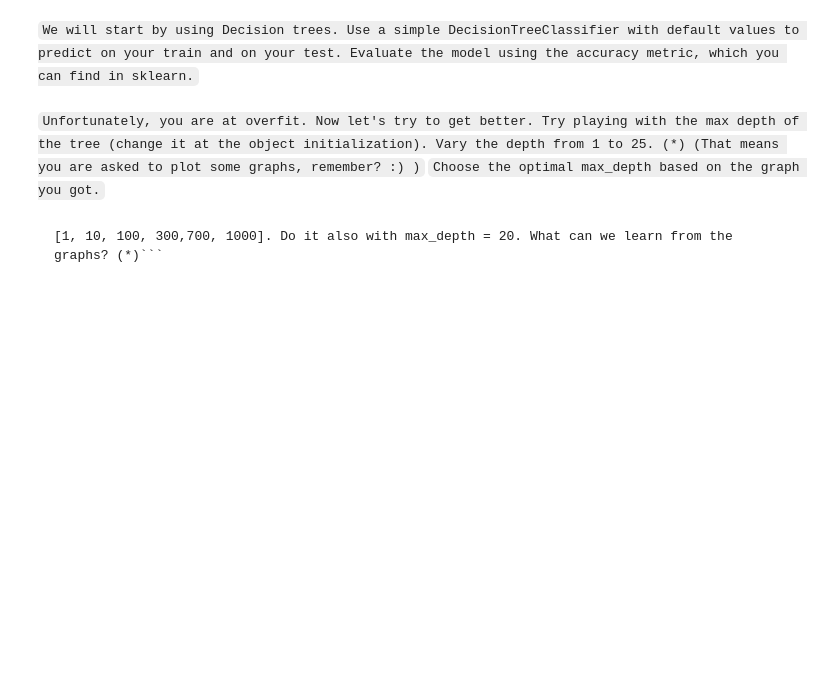
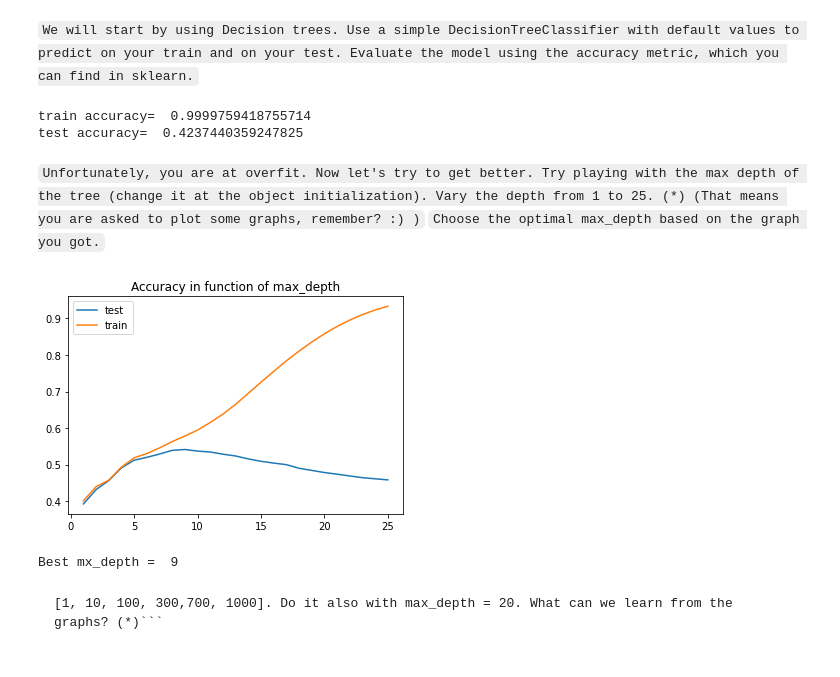
Before and after one commit to haroldbola/Course_Maphat, a Jupyter notebook: מודולים/בסיס - למידה חישובית/4. Decision Tree and Random forest exercise/Random Forest exercise.ipynb, the cells around one changed output. Cells and saved outputs as stored; diff of their text form; code cells hidden in the pictures; blank space fills up the shorter version.

````diff
--- a/מודולים/בסיס - למידה חישובית/4. Decision Tree and Random forest exercise/Random Forest exercise.ipynb
+++ b/מודולים/בסיס - למידה חישובית/4. Decision Tree and Random forest exercise/Random Forest exercise.ipynb
@@ -35,9 +35,42 @@ df = df.drop(['Response', 'Id'], axis = 1)
 df_train, df_test, target_train, target_test = train_test_split(df, target, train_size = 0.7, test_size = 0.3)
 # %% [markdown]
 ```We will start by using Decision trees. Use a simple DecisionTreeClassifier with default values to predict on your train and on your test. Evaluate the model using the accuracy metric, which you can find in sklearn.```
+# %%
+from sklearn.metrics import accuracy_score
+
+decision_tree_model = DecisionTreeClassifier()
+decision_tree_model.fit(df_train, target_train)
+
+print("train accuracy= ", accuracy_score(target_train, decision_tree_model.predict(df_train)))
+print("test accuracy= ", accuracy_score(target_test, decision_tree_model.predict(df_test)))
+# %% [output]
+train accuracy=  0.9999759418755714
+test accuracy=  0.4237440359247825
 # %% [markdown]
 ```Unfortunately, you are at overfit. Now let's try to get better. Try playing with the max depth of the tree (change it at the object initialization). Vary the depth from 1 to 25. (*) (That means you are asked to plot some graphs, remember? :) )```
 ```Choose the optimal max_depth based on the graph you got.```
+# %%
+from tqdm import tqdm
+
+test_accuracy, train_acuracy = [], []
+for max_depth in tqdm(np.linspace(1, 25, 25)):
+    decision_tree_model = DecisionTreeClassifier(max_depth=max_depth)
+    decision_tree_model.fit(df_train, target_train)
+    test_accuracy.append(accuracy_score(target_test, decision_tree_model.predict(df_test)))
+    train_acuracy.append(accuracy_score(target_train, decision_tree_model.predict(df_train)))
+
+plt.figure()
+plt.plot(np.linspace(1, 25, 25), test_accuracy, label="test")
+plt.plot(np.linspace(1, 25, 25), train_acuracy, label="train")
+plt.legend()
+plt.title("Accuracy in function of max_depth")
+plt.show()
+plt.close()
+
+print("Best mx_depth = ", np.argmax(test_accuracy)+1)
+# %% [output]
+[figure, added]
+Best mx_depth =  9
 # %% [markdown]
 ```Choose the best max_depth you found. Now try playing with min_samples_leaf. use the following values:
 [1, 10, 100, 300,700, 1000]. Do it also with max_depth = 20. What can we learn from the graphs? (*)```
````
Also changed, not shown: parts of 17 cells of this notebook, 3 other files.
